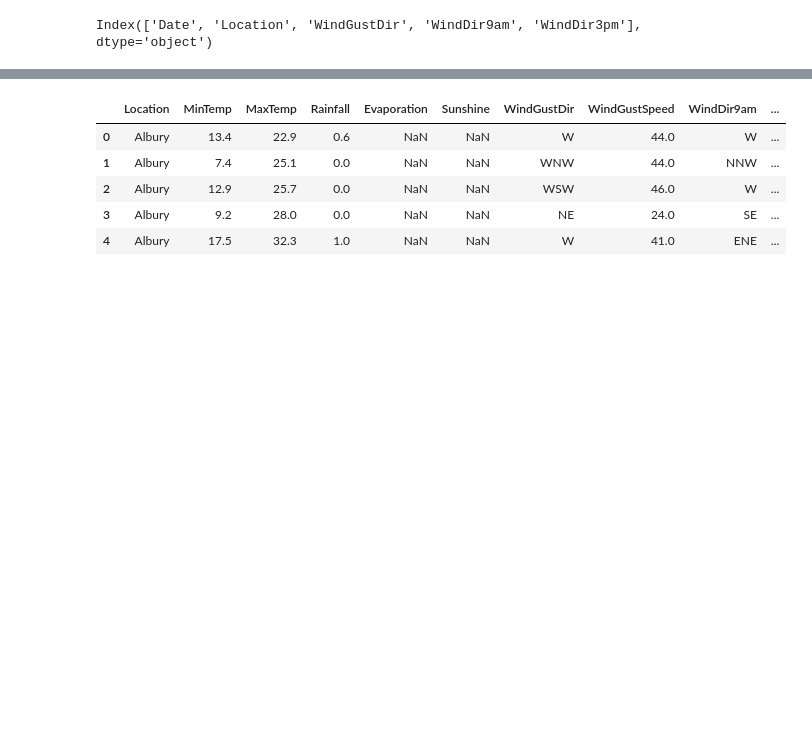
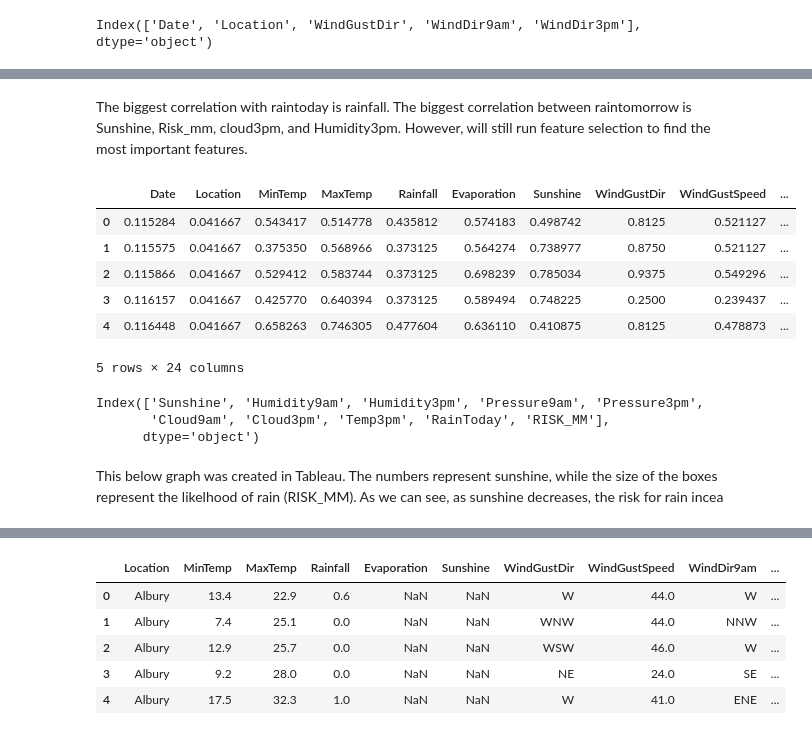
Before and after one commit to breannaparker1991/Rainfall_Prediction, a Jupyter notebook: rainfall.ipynb, the cells around one changed output, grey strips where cells are left out. Saved outputs shown, nothing was run; the diff lists cells and outputs as text; code cells hidden in the pictures; blank space fills up the shorter version.

```diff
--- a/rainfall.ipynb
+++ b/rainfall.ipynb
@@ -192,0 +228,29 @@ missing.head()
+# %% [markdown]
+The biggest correlation with raintoday is rainfall. The biggest correlation between raintomorrow is Sunshine, Risk_mm, cloud3pm, and Humidity3pm. However, will still run feature selection to find the most important features.
+# %%
+r_scaler = preprocessing.MinMaxScaler()
+r_scaler.fit(MiceImputed)
+modified_data = pd.DataFrame(r_scaler.transform(MiceImputed), index=MiceImputed.index, columns=MiceImputed.columns)
+modified_data.head()
+# %% [output]
+|  | Date | Location | MinTemp | MaxTemp | Rainfall | Evaporation | Sunshine | WindGustDir | WindGustSpeed | ... |
+| 0 | 0.115284 | 0.041667 | 0.543417 | 0.514778 | 0.435812 | 0.574183 | 0.498742 | 0.8125 | 0.521127 | ... |
+| 1 | 0.115575 | 0.041667 | 0.375350 | 0.568966 | 0.373125 | 0.564274 | 0.738977 | 0.8750 | 0.521127 | ... |
+| 2 | 0.115866 | 0.041667 | 0.529412 | 0.583744 | 0.373125 | 0.698239 | 0.785034 | 0.9375 | 0.549296 | ... |
+| 3 | 0.116157 | 0.041667 | 0.425770 | 0.640394 | 0.373125 | 0.589494 | 0.748225 | 0.2500 | 0.239437 | ... |
+| 4 | 0.116448 | 0.041667 | 0.658263 | 0.746305 | 0.477604 | 0.636110 | 0.410875 | 0.8125 | 0.478873 | ... |
+5 rows × 24 columns
+# %%
+# Feature Importance using Filter Method (Chi-Square)
+x = modified_data.loc[:,modified_data.columns!='RainTomorrow']
+y = modified_data[['RainTomorrow']]
+selector = SelectKBest(chi2, k=10)
+selector.fit(x, y)
+x_new = selector.transform(x)
+print(x.columns[selector.get_support(indices=True)])
+# %% [output]
+Index(['Sunshine', 'Humidity9am', 'Humidity3pm', 'Pressure9am', 'Pressure3pm',
+       'Cloud9am', 'Cloud3pm', 'Temp3pm', 'RainToday', 'RISK_MM'],
+      dtype='object')
+# %% [markdown]
+This below graph was created in Tableau. The numbers represent sunshine, while the size of the boxes represent the likelhood of rain (RISK_MM). As we can see, as sunshine decreases, the risk for rain incea
```
Also changed, not shown: parts of 48 cells of this notebook.
